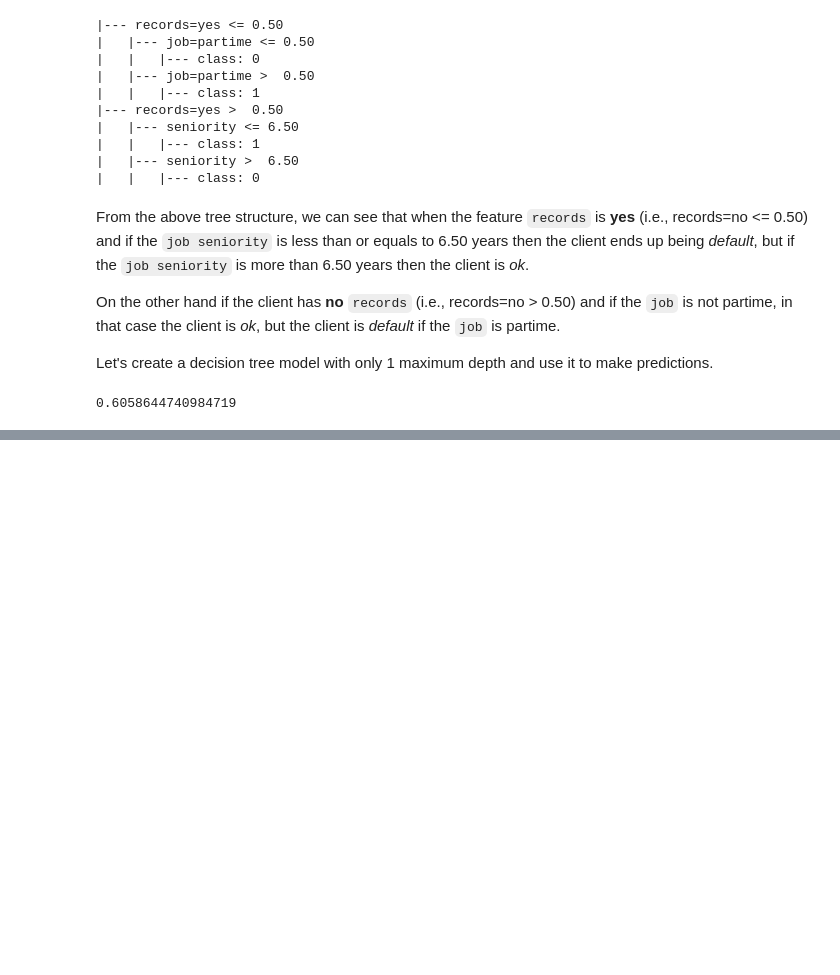
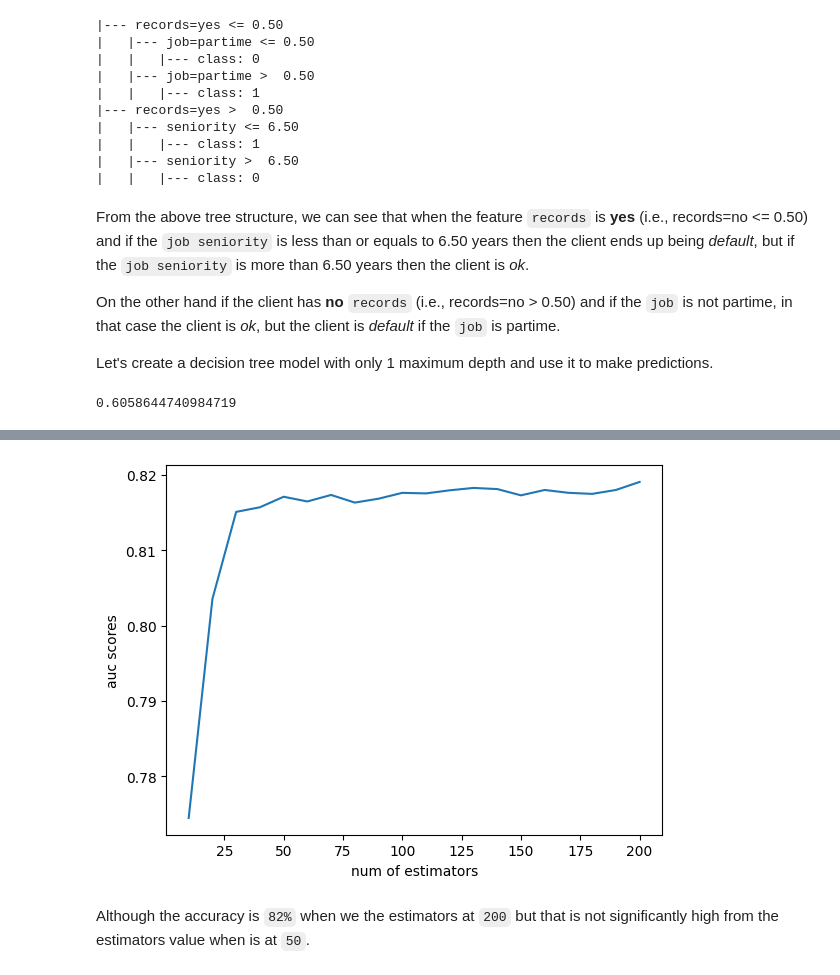
Before and after one commit to MuhammadAwon/ml-engineering, a Jupyter notebook: 06-trees/credit-risk-scoring.ipynb, the cells around one changed output, grey strips where cells are left out. Cells and saved outputs as stored; diff of their text form; code cells hidden in the pictures; blank space fills up the shorter version.

```diff
--- a/06-trees/credit-risk-scoring.ipynb
+++ b/06-trees/credit-risk-scoring.ipynb
@@ -442,0 +875,3 @@ We see the score has got worst than our first model. The decision tree with sing
+# %%
+dt = DecisionTreeClassifier(max_depth=6, min_samples_leaf=15)
+dt.fit(X_train, y_train)
@@ -442,0 +915,17 @@ We see the score has got worst than our first model. The decision tree with sing
+# %%
+# List to store the estimators and auc values
+scores = []
+
+for n in range(10, 201, 10):
+    rf = RandomForestClassifier(n_estimators=n, random_state=1)
+    rf.fit(X_train, y_train)
+
+    y_pred = rf.predict_proba(X_val)[:, 1]
+    auc = roc_auc_score(y_val, y_pred)
+
+    # append the values of estimators and auc scores as tuple in scores list
+    scores.append((n, auc))
+# %%
+# Create a dataframe for scores list
+df_scores = pd.DataFrame(scores, columns=['n_estimators', 'auc'])
+df_scores
@@ -442,0 +950,10 @@ We see the score has got worst than our first model. The decision tree with sing
+# %%
+# Plot the 'n_estimators' vs 'auc'
+plt.plot(df_scores.n_estimators, df_scores.auc)
+plt.xlabel('num of estimators')
+plt.ylabel('auc scores')
+plt.show()
+# %% [output]
+[figure, added]
+# %% [markdown]
+Although the accuracy is `82%` when we the estimators at `200` but that is not significantly high from the estimators value when is at `50`.
```
Also changed, not shown: parts of 38 cells of this notebook, 1 other file.
